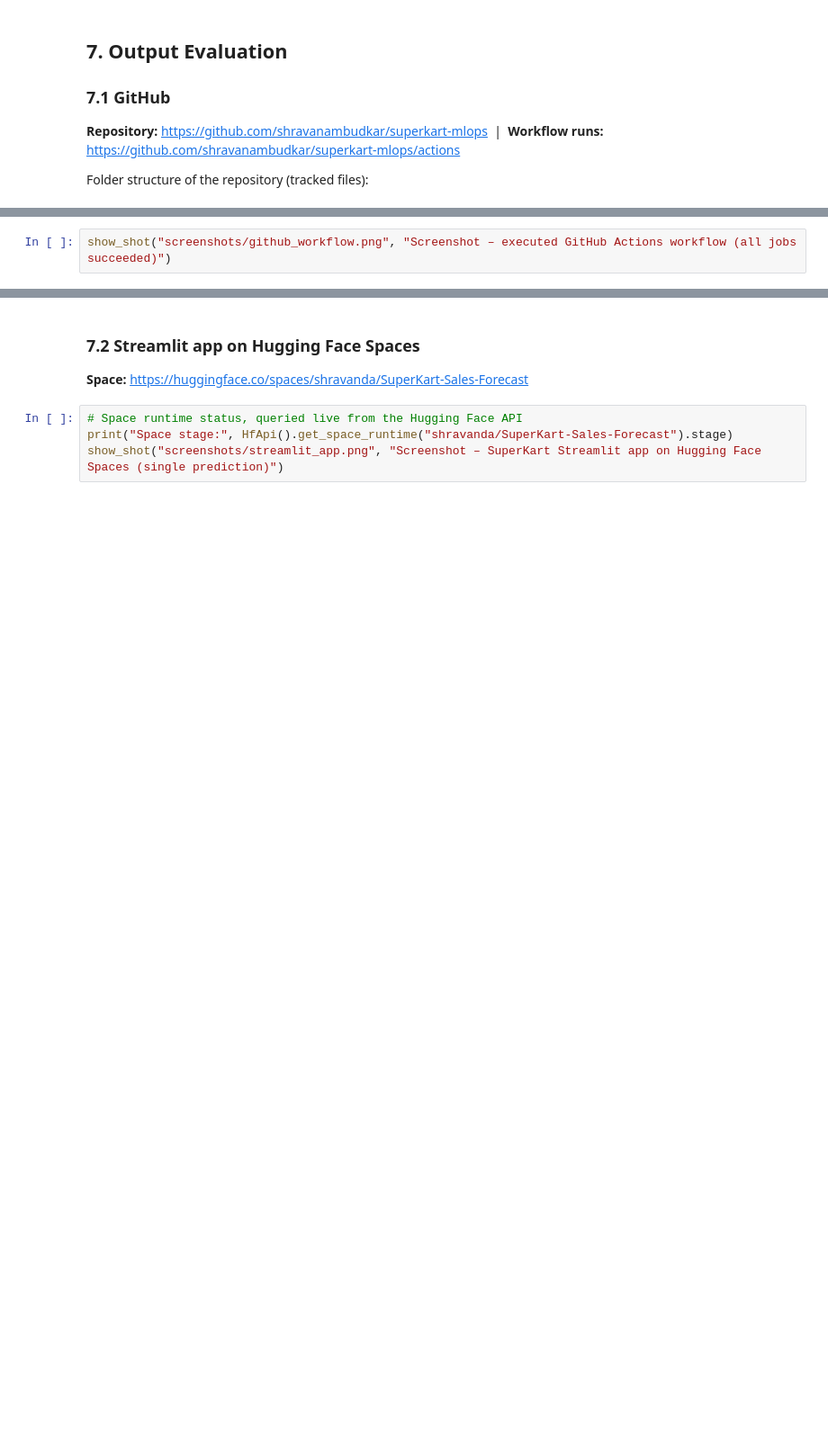
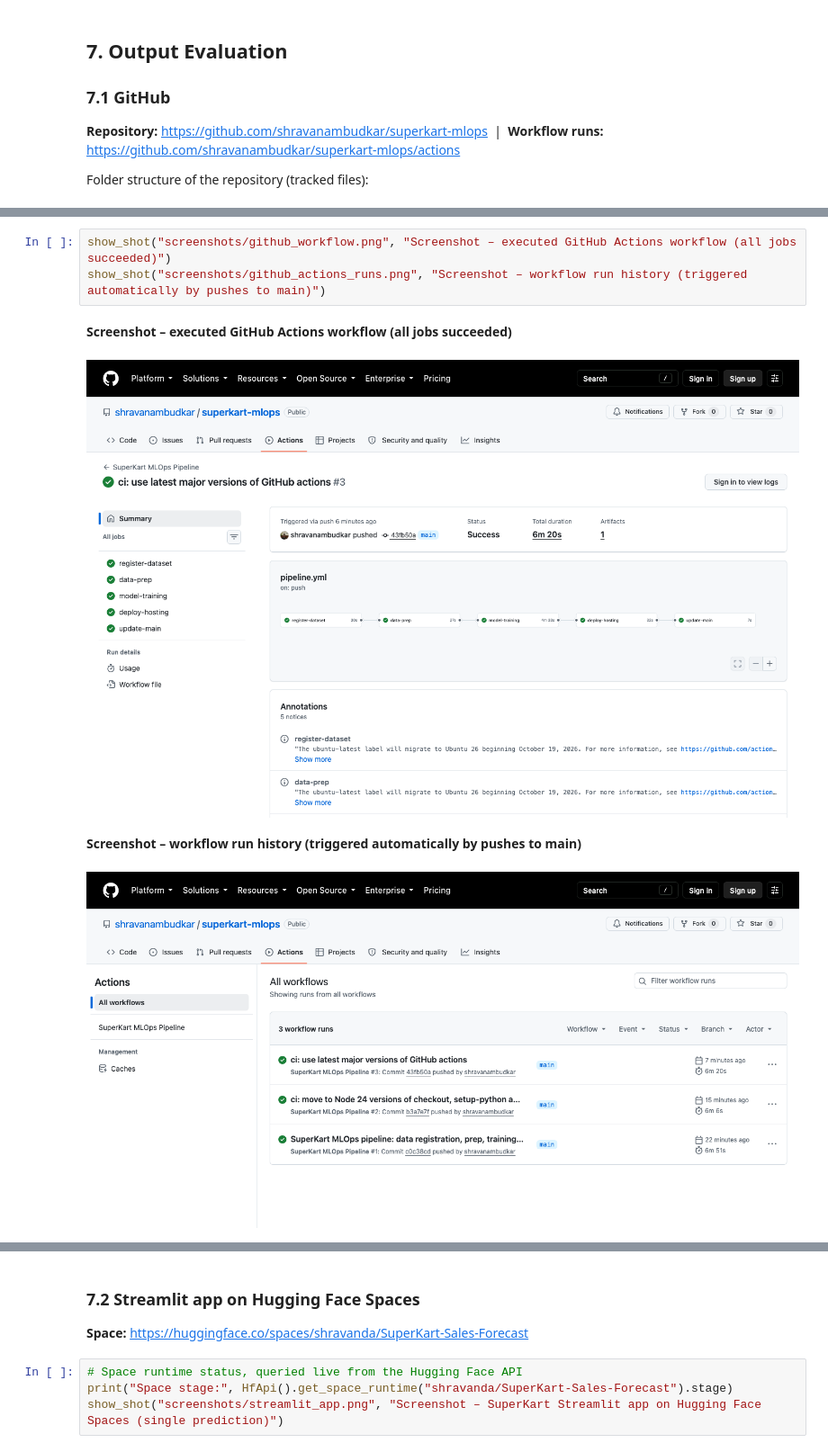
Before and after one commit to shravanambudkar/superkart-mlops, a Jupyter notebook: SuperKart_MLOps_Pipeline.ipynb, the cells around one changed output, grey strips where cells are left out. Shown at 90% size. Cells and saved outputs as stored; diff of their text form; blank space fills up the shorter version.

Commit message:
Add executed notebook and HTML export [skip ci]

```diff
--- a/SuperKart_MLOps_Pipeline.ipynb
+++ b/SuperKart_MLOps_Pipeline.ipynb
@@ -872,5 +1068,11 @@ show_shot("screenshots/github_repo.png", "Screenshot – GitHub repository folde
 # %%
 show_shot("screenshots/github_workflow.png", "Screenshot – executed GitHub Actions workflow (all jobs succeeded)")
+show_shot("screenshots/github_actions_runs.png", "Screenshot – workflow run history (triggered automatically by pushes to main)")
+# %% [output]
+**Screenshot – executed GitHub Actions workflow (all jobs succeeded)**
+[figure, added]
+**Screenshot – workflow run history (triggered automatically by pushes to main)**
+[figure, added]
 # %%
 # Latest workflow runs, queried live from the GitHub API
 import urllib.request
```
Also changed, not shown: parts of 35 cells of this notebook, 1 other file.
